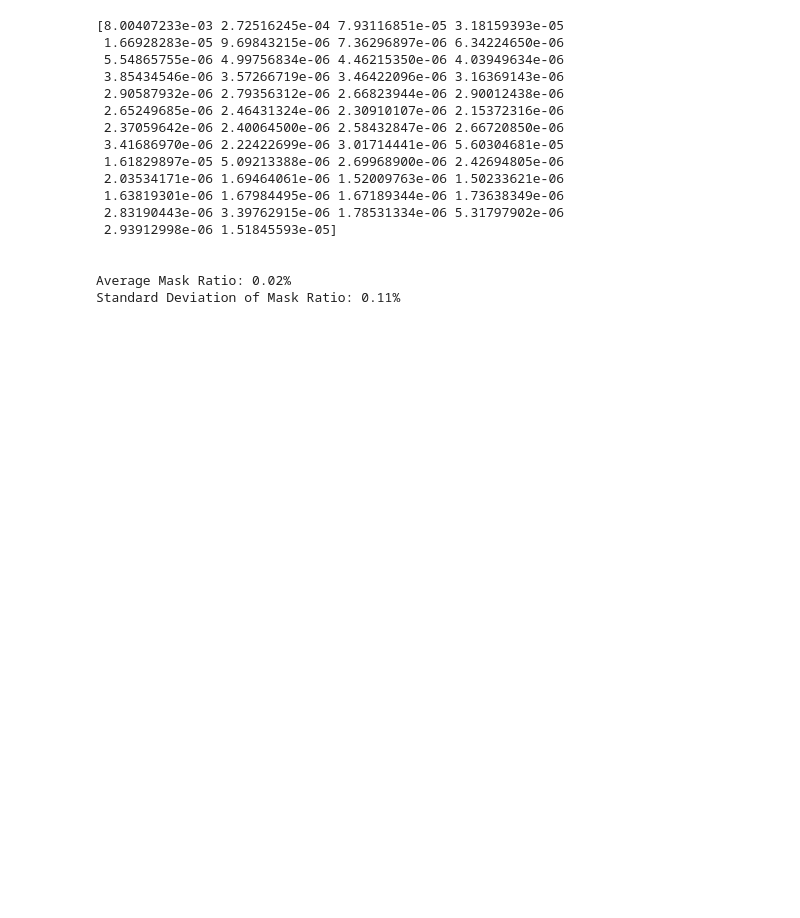
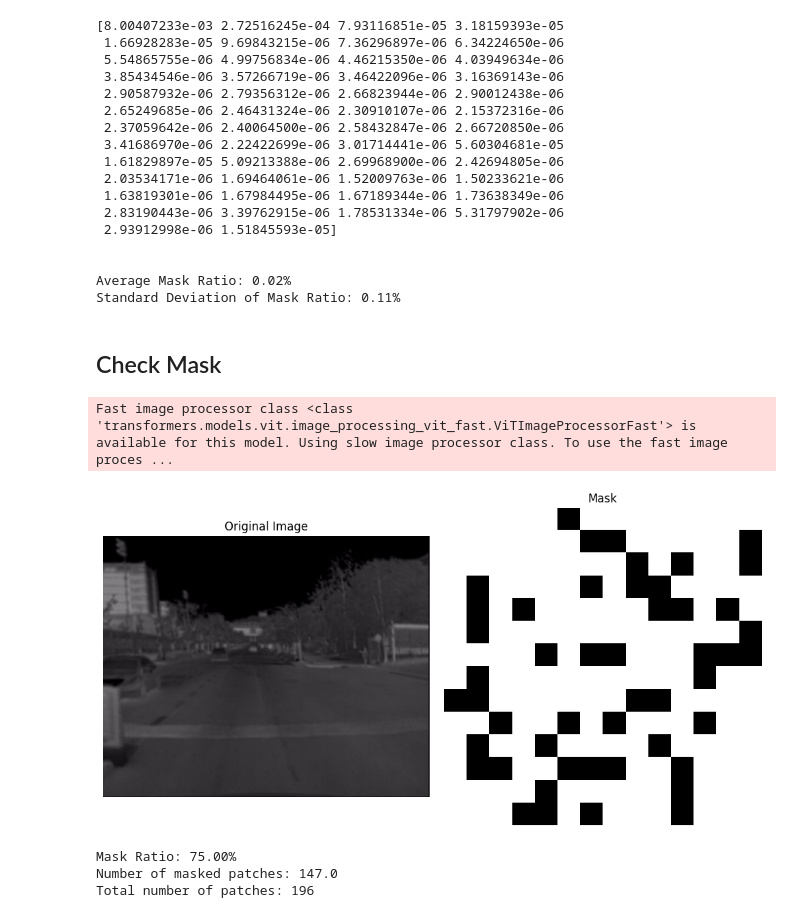
Before and after one commit to richidubey/DL-7643-Proj-Stuff, a Jupyter notebook: mae_rgb_pace.ipynb, the cells around one changed output. Saved outputs shown, nothing was run; the diff lists cells and outputs as text; code cells hidden in the pictures; blank space fills up the shorter version.

```diff
--- a/mae_rgb_pace.ipynb
+++ b/mae_rgb_pace.ipynb
@@ -234,3 +237,55 @@ print(f"Standard Deviation of Mask Ratio: {std_loss:.2%}")
 
 Average Mask Ratio: 0.02%
 Standard Deviation of Mask Ratio: 0.11%
+# %% [markdown]
+## Check Mask
+# %%
+import torch
+from transformers import ViTMAEForPreTraining, AutoImageProcessor
+from PIL import Image
+import matplotlib.pyplot as plt
+import numpy as np
+
+# Load the saved model
+model_path = "/home/hice1/swise30/training_results_thermal/trained_model"
+model = ViTMAEForPreTraining.from_pretrained(model_path)
+processor = AutoImageProcessor.from_pretrained("facebook/vit-mae-base")
+
+# Prepare a sample image
+image_path = "/home/hice1/swise30/dataset/test/kaist_test_lwir/set06_V000_I00019_lwir.png"  # Replace with an actual image path
+image = Image.open(image_path).convert("RGB")
+
+# Process the image and run it through the model
+inputs = processor(images=image, return_tensors="pt")
+outputs = model(**inputs)
+
+# Get the mask and reshape it
+mask = outputs.mask.squeeze().cpu().numpy()
+mask_reshaped = mask.reshape(14, 14)  # Assuming 14x14 patches for a 224x224 image
+193.24
+# Visualize the mask
+plt.figure(figsize=(10, 5))
+plt.subplot(1, 2, 1)
+plt.imshow(image)
+plt.title("Original Image")
+plt.axis('off')
+
+plt.subplot(1, 2, 2)
+plt.imshow(mask_reshaped, cmap='gray')
+plt.title("Mask")
+plt.axis('off')
+
+plt.tight_layout()
+plt.show()
+
+# Print mask statistics
+mask_ratio = mask.sum() / mask.size
+print(f"Mask Ratio: {mask_ratio:.2%}")
+print(f"Number of masked patches: {mask.sum()}")
+print(f"Total number of patches: {mask.size}")
+# %% [output]
+Fast image processor class <class 'transformers.models.vit.image_processing_vit_fast.ViTImageProcessorFast'> is available for this model. Using slow image processor class. To use the fast image proces ...
+[figure, added]
+Mask Ratio: 75.00%
+Number of masked patches: 147.0
+Total number of patches: 196
```
Also changed, not shown: parts of 9 cells of this notebook.
